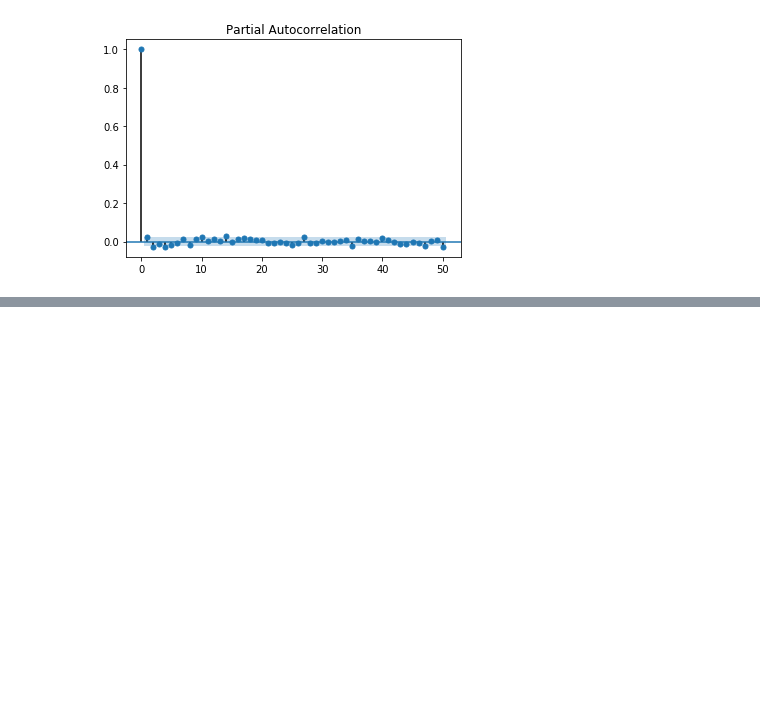
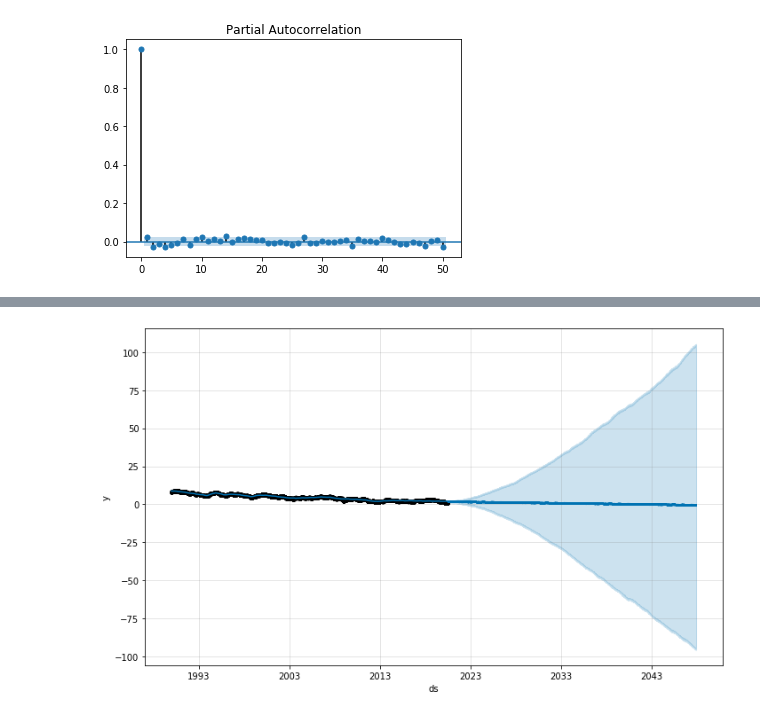
Before and after one commit to blantj/Treasury_Yield_Time_Series, a Jupyter notebook: 10_Year_Yield_Time_Series.ipynb, the cells around one changed output, grey strips where cells are left out. Saved outputs shown, nothing was run; the diff lists cells and outputs as text; code cells hidden in the pictures; blank space fills up the shorter version.

Commit message:
modeling

```diff
--- a/10_Year_Yield_Time_Series.ipynb
+++ b/10_Year_Yield_Time_Series.ipynb
@@ -63,0 +171,6 @@ plot_pacf(yield_df_dif.iloc[1:,], alpha=.05, lags=50)
+# %%
+##Persistence Model code based upon https://facebook.github.io/prophet/docs/quick_start.html
+indexed_yield_df = yield_df.reset_index()
+indexed_yield_df.columns = ['ds', 'y']
+prophet = Prophet()
+prophet.fit(indexed_yield_df)
@@ -63,0 +180,5 @@ plot_pacf(yield_df_dif.iloc[1:,], alpha=.05, lags=50)
+# %%
+future = prophet.make_future_dataframe(periods=10000)
+future.tail()
+forecast = prophet.predict(future)
+forecast[['ds', 'yhat', 'yhat_lower', 'yhat_upper']].tail()
@@ -63,0 +192,4 @@ plot_pacf(yield_df_dif.iloc[1:,], alpha=.05, lags=50)
+# %%
+fig1 = prophet.plot(forecast)
+# %% [output]
+[figure, added]
```
Also changed, not shown: parts of 20 cells of this notebook, 1 other file.
